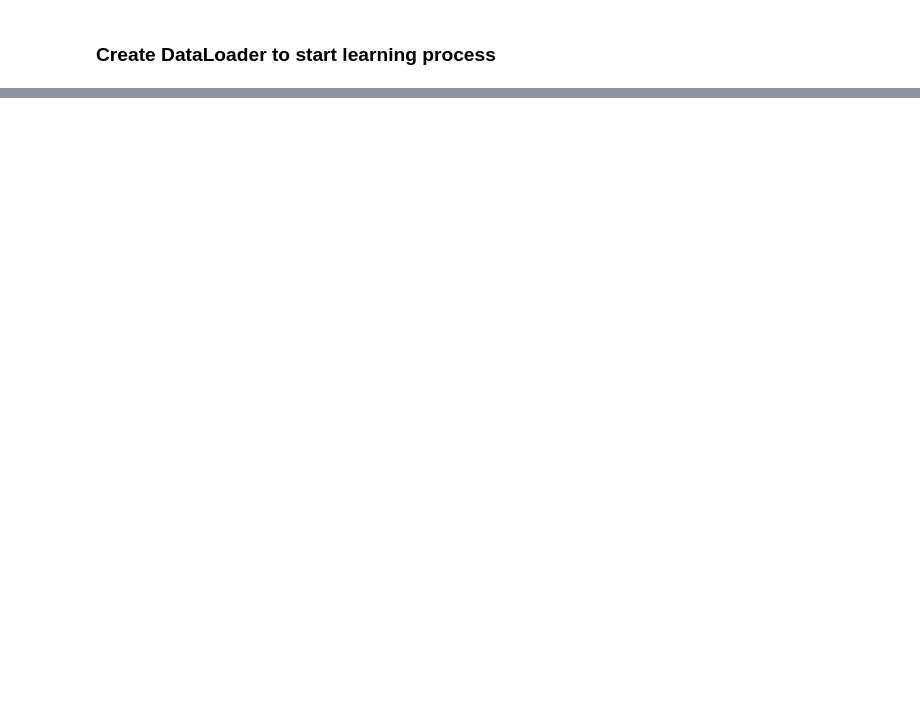
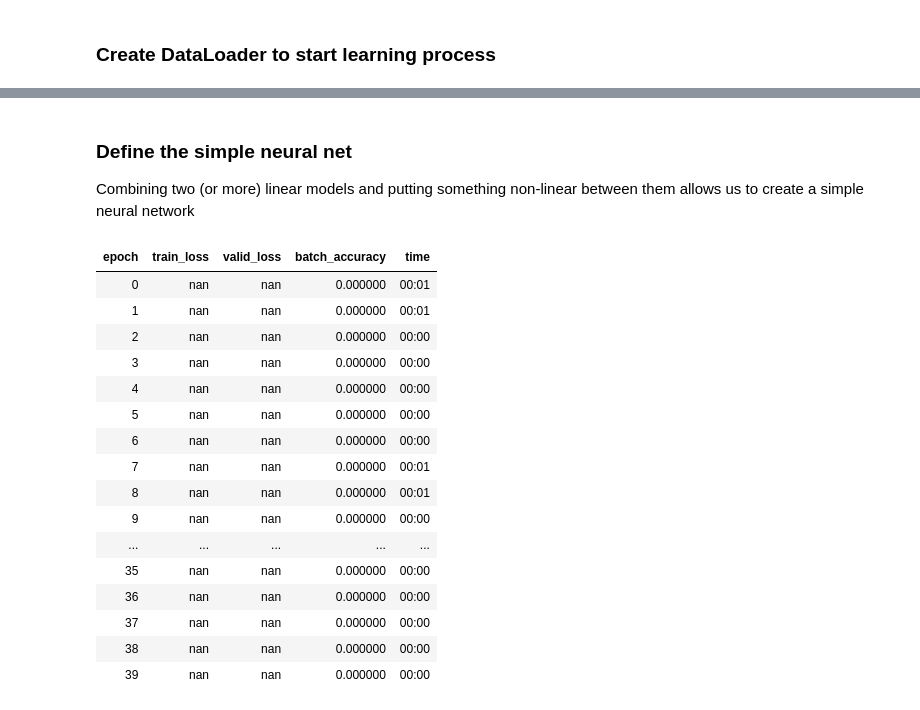
Before and after one commit to bognix/digits-recognition-app, a Jupyter notebook: digits_recognition_model.ipynb, the cells around one changed output, grey strips where cells are left out. Saved outputs shown, nothing was run; the diff lists cells and outputs as text; code cells hidden in the pictures; blank space fills up the shorter version.

Commit message:
create neuro net and utilise fastai function

```diff
--- a/digits_recognition_model.ipynb
+++ b/digits_recognition_model.ipynb
@@ -395,5 +371,3 @@ tensor(86.2930, grad_fn=<MeanBackward0>)
 # Random 256 items from the zipped train_x and train_y dataset
 
 dl = DataLoader(dset, batch_size=256)
-xb, yb = first(dl)
-xb.shape,yb.shape
@@ -475,0 +426,5 @@ validate_epoch(linear1)
+# %%
+dls = DataLoaders(dl, valid_dl)
+learn = Learner(dls, nn.Linear(28*28, 1), opt_func=SGD, loss_func=mnist_loss, metrics=batch_accuracy)
+
+learn.fit(10, lr=lr)
@@ -475,0 +443,39 @@ validate_epoch(linear1)
+# %% [markdown]
+### Define the simple neural net
+
+Combining two (or more) linear models and putting something non-linear between them allows us to create a simple neural network
+# %%
+def simple_net(xb, w1, b1, w2, b2):
+    res = xb@w1 + b1
+    res = res.max(tensor(0.0)) # ReLU, everything below zero change to zero
+    res = res@w2 + b2
+    return res
+
+
+simple_net_fastai = nn.Sequential(
+    nn.Linear(28*28, 30),
+    nn.ReLU(),
+    nn.Linear(30, 1)
+)
+
+learn = Learner(dls, simple_net_fastai, opt_func=SGD, loss_func=mnist_loss, metrics=batch_accuracy)
+
+learn.fit(40, 0.1)
+# %% [output]
+| epoch | train_loss | valid_loss | batch_accuracy | time |
+| 0 | nan | nan | 0.000000 | 00:01 |
+| 1 | nan | nan | 0.000000 | 00:01 |
+| 2 | nan | nan | 0.000000 | 00:00 |
+| 3 | nan | nan | 0.000000 | 00:00 |
+| 4 | nan | nan | 0.000000 | 00:00 |
+| 5 | nan | nan | 0.000000 | 00:00 |
+| 6 | nan | nan | 0.000000 | 00:00 |
+| 7 | nan | nan | 0.000000 | 00:01 |
+| 8 | nan | nan | 0.000000 | 00:01 |
+| 9 | nan | nan | 0.000000 | 00:00 |
+| ... | ... | ... | ... | ... |
+| 35 | nan | nan | 0.000000 | 00:00 |
+| 36 | nan | nan | 0.000000 | 00:00 |
+| 37 | nan | nan | 0.000000 | 00:00 |
+| 38 | nan | nan | 0.000000 | 00:00 |
+| 39 | nan | nan | 0.000000 | 00:00 |
```
Also changed, not shown: parts of 38 cells of this notebook.
